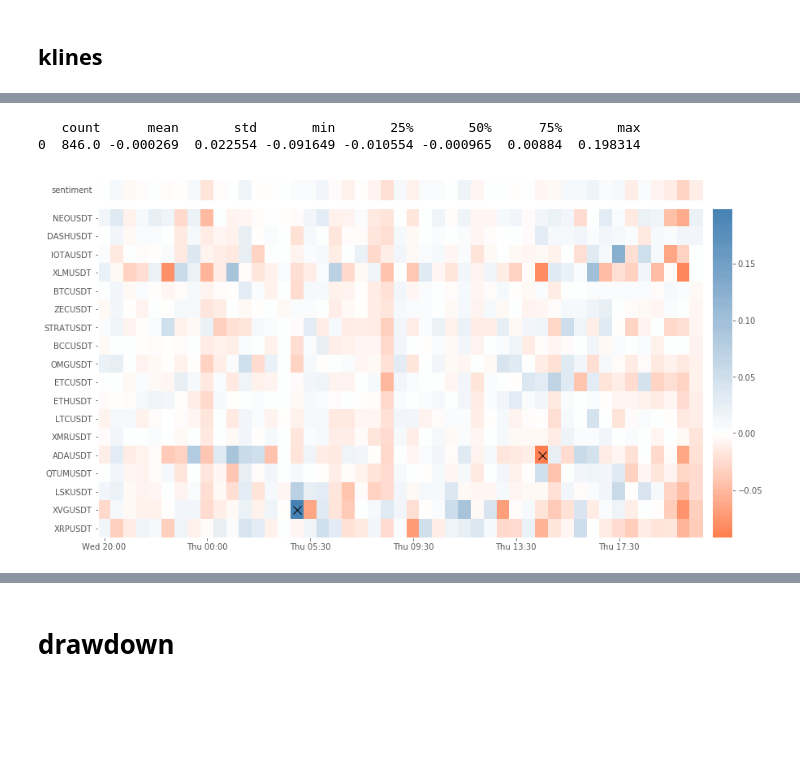
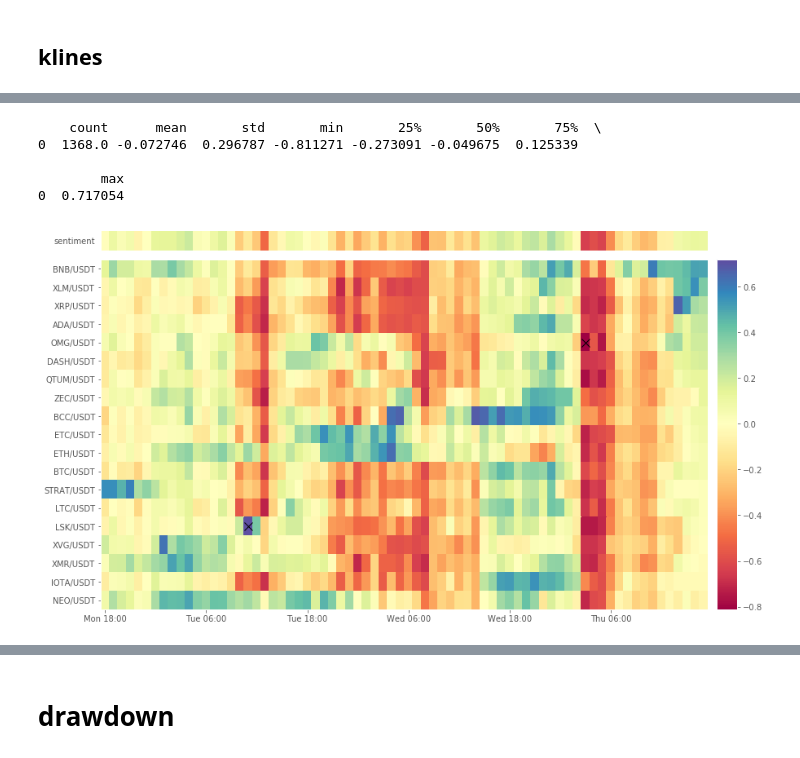
Before and after one commit to Sahanduiuc/cryptoz, a Jupyter notebook: Workbook.ipynb, the cells around one changed output, grey strips where cells are left out. Drawn from its saved outputs; the diff is of its cells as text; code cells hidden in the pictures; blank space fills up the shorter version.

```diff
--- a/Workbook.ipynb
+++ b/Workbook.ipynb
@@ -63,11 +120,16 @@ cryptoz.plot.timesr_matrix(df, bands=bands, ranker=ranker)
-# %%
-df = utils.to_df(ohlc, 'C').iloc[-48:]
-
-ranker = lambda sr: -sr[-1]
-cmap = cryptoz.plot.continuous_cmap(['coral', 'white', 'steelblue'])
-norm = cryptoz.plot.midpoint_norm(0)
-cryptoz.plot.evolution(df.pct_change().dropna(), ranker=ranker, cmap=cmap, norm=norm)
-# %% [output]
-   count      mean       std       min       25%       50%      75%       max
-0  846.0 -0.000269  0.022554 -0.091649 -0.010554 -0.000965  0.00884  0.198314
-[figure, removed]
+# %%
+window = 20
+
+df = utils.to_df(ohlc, 'C')
+# price relative to mean of previous prices
+df = utils.rolling_normalize(df, 'mean', window)
+df = utils.cut_df(df, last_window)
+
+plot.evolution(df, plt.cm.Spectral, plot.midpoint_norm(0), rank='last')
+# %% [output]
+    count      mean       std       min       25%       50%       75%  \
+0  1368.0 -0.072746  0.296787 -0.811271 -0.273091 -0.049675  0.125339
+
+        max
+0  0.717054
+[figure, added]
```
Also changed, not shown: parts of 62 cells of this notebook.
